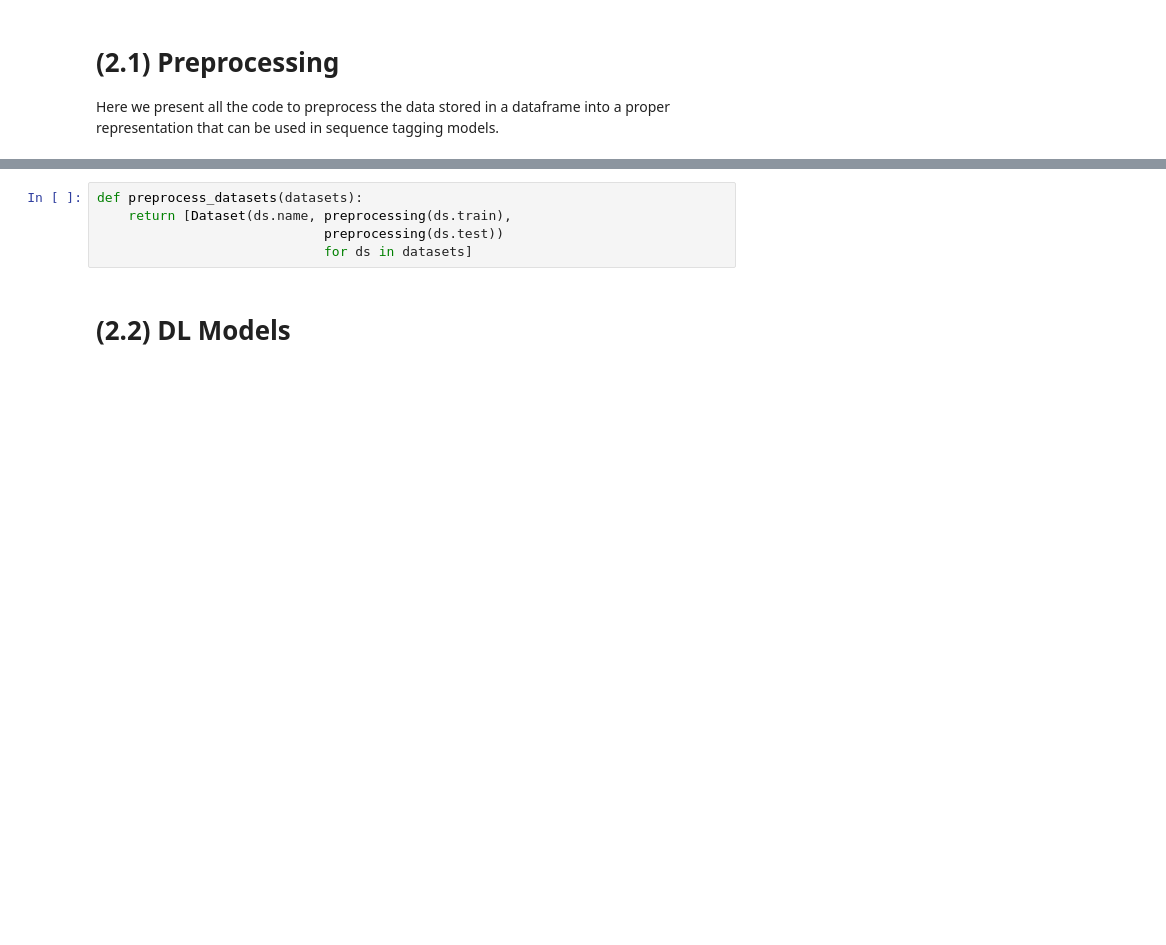
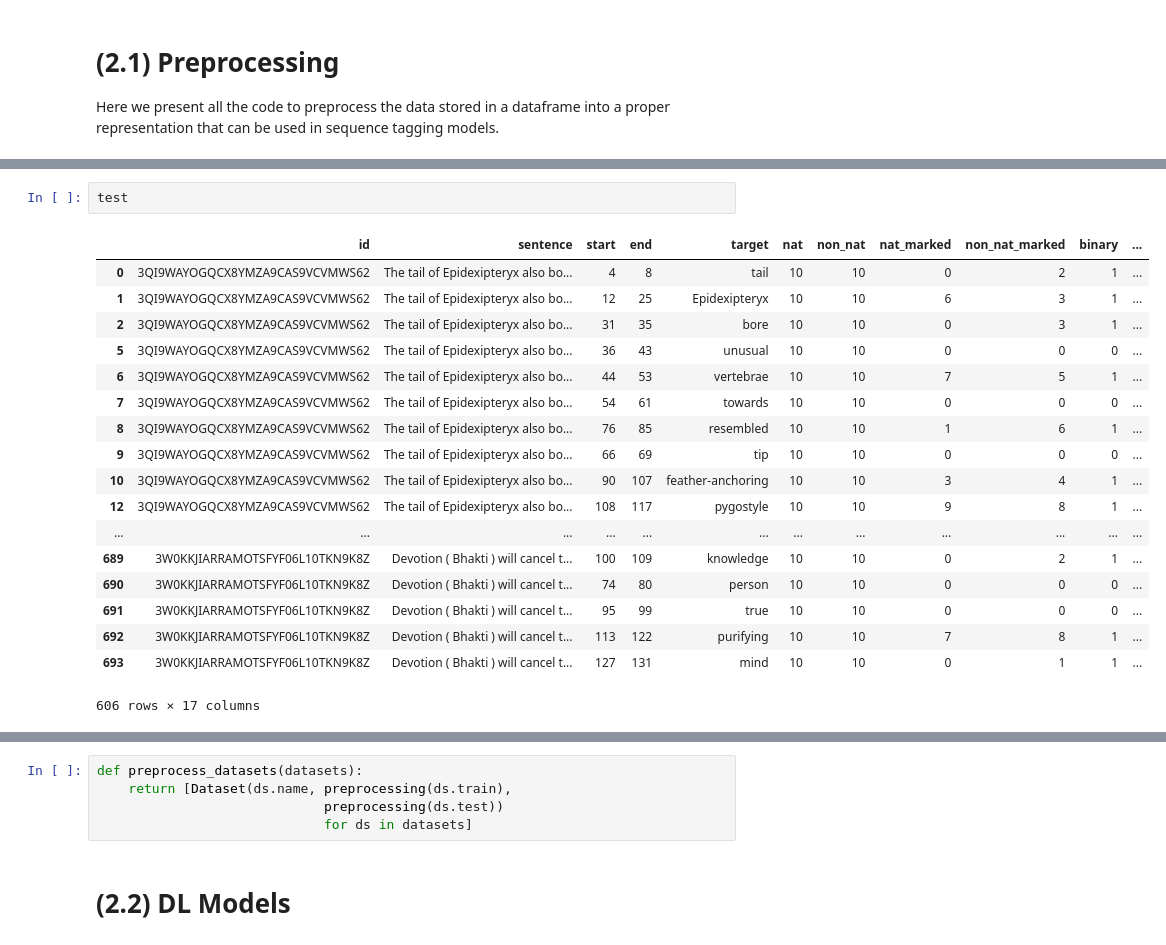
Before and after one commit to kristiankolthoff/CoWoPhId, a Jupyter notebook: python/dl4cwi.ipynb, the cells around one changed output, grey strips where cells are left out. Drawn from its saved outputs; the diff is of its cells as text; blank space fills up the shorter version.

```diff
--- a/python/dl4cwi.ipynb
+++ b/python/dl4cwi.ipynb
@@ -542,0 +614,21 @@ Using TensorFlow backend.
+# %%
+test
+# %% [output]
+|  | id | sentence | start | end | target | nat | non_nat | nat_marked | non_nat_marked | binary | ... |
+| 0 | 3QI9WAYOGQCX8YMZA9CAS9VCVMWS62 | The tail of Epidexipteryx also bo... | 4 | 8 | tail | 10 | 10 | 0 | 2 | 1 | ... |
+| 1 | 3QI9WAYOGQCX8YMZA9CAS9VCVMWS62 | The tail of Epidexipteryx also bo... | 12 | 25 | Epidexipteryx | 10 | 10 | 6 | 3 | 1 | ... |
+| 2 | 3QI9WAYOGQCX8YMZA9CAS9VCVMWS62 | The tail of Epidexipteryx also bo... | 31 | 35 | bore | 10 | 10 | 0 | 3 | 1 | ... |
+| 5 | 3QI9WAYOGQCX8YMZA9CAS9VCVMWS62 | The tail of Epidexipteryx also bo... | 36 | 43 | unusual | 10 | 10 | 0 | 0 | 0 | ... |
+| 6 | 3QI9WAYOGQCX8YMZA9CAS9VCVMWS62 | The tail of Epidexipteryx also bo... | 44 | 53 | vertebrae | 10 | 10 | 7 | 5 | 1 | ... |
+| 7 | 3QI9WAYOGQCX8YMZA9CAS9VCVMWS62 | The tail of Epidexipteryx also bo... | 54 | 61 | towards | 10 | 10 | 0 | 0 | 0 | ... |
+| 8 | 3QI9WAYOGQCX8YMZA9CAS9VCVMWS62 | The tail of Epidexipteryx also bo... | 76 | 85 | resembled | 10 | 10 | 1 | 6 | 1 | ... |
+| 9 | 3QI9WAYOGQCX8YMZA9CAS9VCVMWS62 | The tail of Epidexipteryx also bo... | 66 | 69 | tip | 10 | 10 | 0 | 0 | 0 | ... |
+| 10 | 3QI9WAYOGQCX8YMZA9CAS9VCVMWS62 | The tail of Epidexipteryx also bo... | 90 | 107 | feather-anchoring | 10 | 10 | 3 | 4 | 1 | ... |
+| 12 | 3QI9WAYOGQCX8YMZA9CAS9VCVMWS62 | The tail of Epidexipteryx also bo... | 108 | 117 | pygostyle | 10 | 10 | 9 | 8 | 1 | ... |
+| ... | ... | ... | ... | ... | ... | ... | ... | ... | ... | ... | ... |
+| 689 | 3W0KKJIARRAMOTSFYF06L10TKN9K8Z | Devotion ( Bhakti ) will cancel t... | 100 | 109 | knowledge | 10 | 10 | 0 | 2 | 1 | ... |
+| 690 | 3W0KKJIARRAMOTSFYF06L10TKN9K8Z | Devotion ( Bhakti ) will cancel t... | 74 | 80 | person | 10 | 10 | 0 | 0 | 0 | ... |
+| 691 | 3W0KKJIARRAMOTSFYF06L10TKN9K8Z | Devotion ( Bhakti ) will cancel t... | 95 | 99 | true | 10 | 10 | 0 | 0 | 0 | ... |
+| 692 | 3W0KKJIARRAMOTSFYF06L10TKN9K8Z | Devotion ( Bhakti ) will cancel t... | 113 | 122 | purifying | 10 | 10 | 7 | 8 | 1 | ... |
+| 693 | 3W0KKJIARRAMOTSFYF06L10TKN9K8Z | Devotion ( Bhakti ) will cancel t... | 127 | 131 | mind | 10 | 10 | 0 | 1 | 1 | ... |
+606 rows × 17 columns
```
Also changed, not shown: parts of 25 cells of this notebook.
